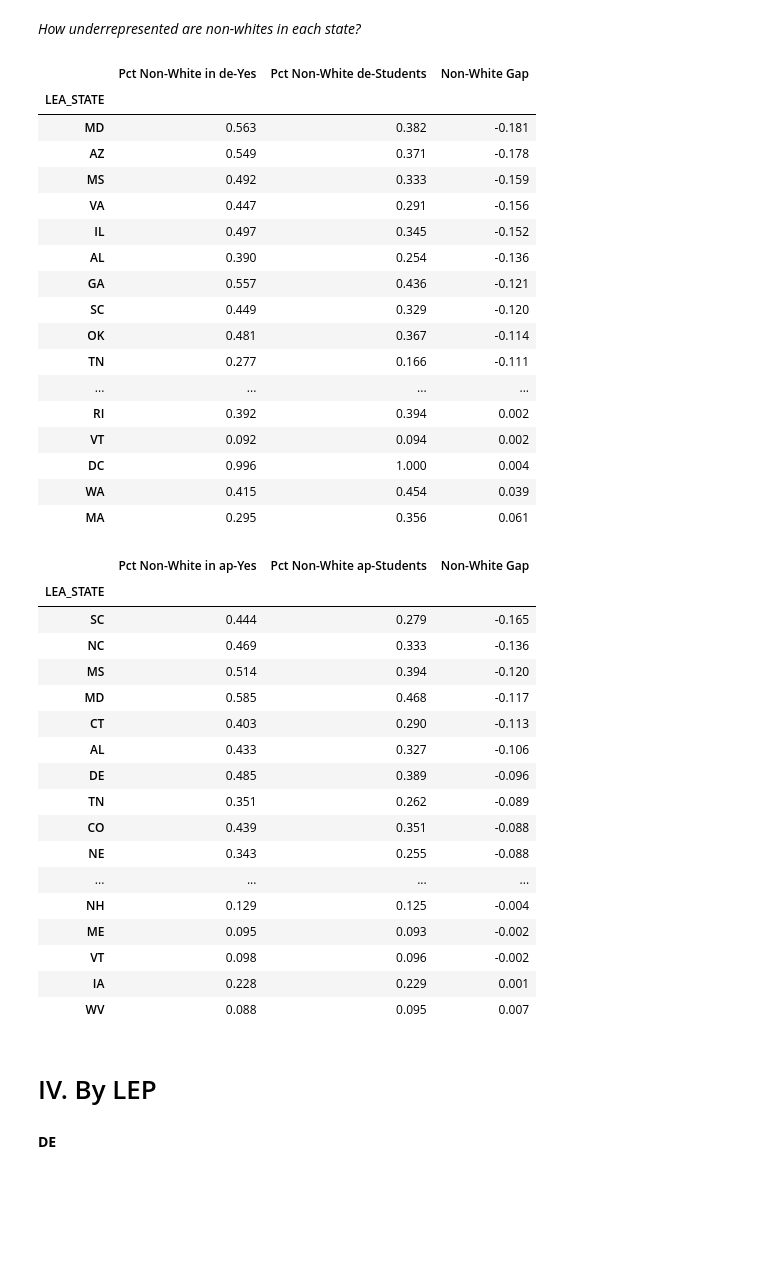
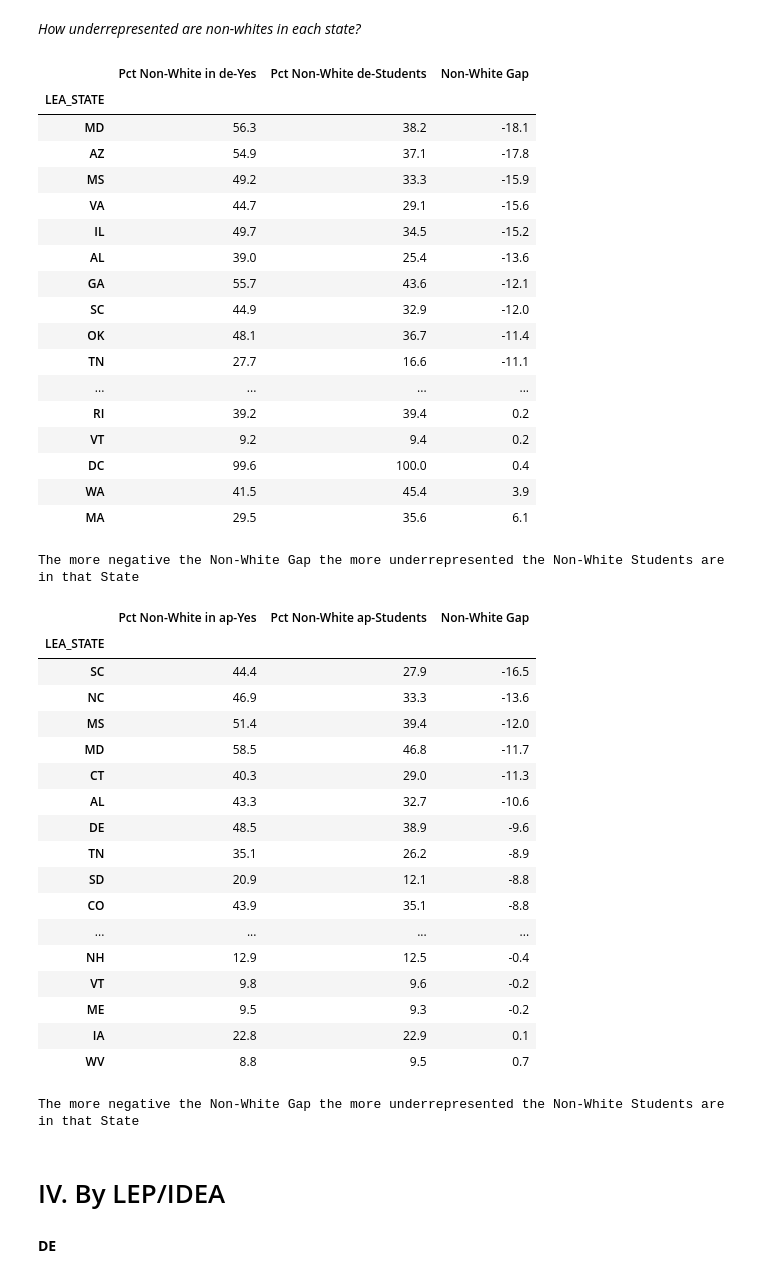
Before and after one commit to oconnoag/nacep_dual_enrollment_analysis, a Jupyter notebook: jupyter_notebooks/02_enrollment_analysis.ipynb, the cells around one changed output. Saved outputs shown, nothing was run; the diff lists cells and outputs as text; code cells hidden in the pictures; blank space fills up the shorter version.

```diff
--- a/jupyter_notebooks/02_enrollment_analysis.ipynb
+++ b/jupyter_notebooks/02_enrollment_analysis.ipynb
@@ -924,10 +862,10 @@ deOffering_state_total = crdc_1516_deYes.groupby(['LEA_STATE'])['total_enrollmen
 de_state_stats = pd.DataFrame([de_state_nonwhite, de_state_total]).T
 deOffering_state_stats = pd.DataFrame([deOffering_state_nonwhite, deOffering_state_total]).T
 
-de_state_stats['de_nonwhite_enrollment'] = round(de_state_stats['de_nonwhite_enrollment'] / de_state_stats['de_total_enrollment'],3)
+de_state_stats['de_nonwhite_enrollment'] = round(de_state_stats['de_nonwhite_enrollment'] / de_state_stats['de_total_enrollment'] * 100, 1)
 de_state_stats.drop('de_total_enrollment', axis = 1, inplace = True)
 
-deOffering_state_stats['total_nonwhite_enrollment'] = round(deOffering_state_stats['total_nonwhite_enrollment'] / deOffering_state_stats['total_enrollment'],3)
+deOffering_state_stats['total_nonwhite_enrollment'] = round(deOffering_state_stats['total_nonwhite_enrollment'] / deOffering_state_stats['total_enrollment'] * 100, 1)
 deOffering_state_stats.drop('total_enrollment', axis = 1, inplace = True)
 
 deOffering_state_stats = deOffering_state_stats.rename({'total_nonwhite_enrollment':'Pct Non-White in de-Yes'}, axis = 'columns')
@@ -939,73 +877,77 @@ de_state_stats_final = deOffering_state_stats.join(de_state_stats, how = 'inner'
 de_state_stats_final['Non-White Gap'] = de_state_stats_final['Pct Non-White de-Students'] - de_state_stats_final['Pct Non-White in de-Yes']
 
 """ Which states have the most under-represented Non-White groups? """
-de_state_stats_final.sort_values('Non-White Gap')
+display(de_state_stats_final.sort_values('Non-White Gap'))
+print('The more negative the Non-White Gap the more underrepresented the Non-White Students are in that State')
 # %% [output]
 |  | Pct Non-White in de-Yes | Pct Non-White de-Students | Non-White Gap |
 | LEA_STATE |  |  |  |
-| MD | 0.563 | 0.382 | -0.181 |
-| AZ | 0.549 | 0.371 | -0.178 |
-| MS | 0.492 | 0.333 | -0.159 |
-| VA | 0.447 | 0.291 | -0.156 |
-| IL | 0.497 | 0.345 | -0.152 |
-| AL | 0.390 | 0.254 | -0.136 |
-| GA | 0.557 | 0.436 | -0.121 |
-| SC | 0.449 | 0.329 | -0.120 |
-| OK | 0.481 | 0.367 | -0.114 |
-| TN | 0.277 | 0.166 | -0.111 |
+| MD | 56.3 | 38.2 | -18.1 |
+| AZ | 54.9 | 37.1 | -17.8 |
+| MS | 49.2 | 33.3 | -15.9 |
+| VA | 44.7 | 29.1 | -15.6 |
+| IL | 49.7 | 34.5 | -15.2 |
+| AL | 39.0 | 25.4 | -13.6 |
+| GA | 55.7 | 43.6 | -12.1 |
+| SC | 44.9 | 32.9 | -12.0 |
+| OK | 48.1 | 36.7 | -11.4 |
+| TN | 27.7 | 16.6 | -11.1 |
 | ... | ... | ... | ... |
-| RI | 0.392 | 0.394 | 0.002 |
-| VT | 0.092 | 0.094 | 0.002 |
-| DC | 0.996 | 1.000 | 0.004 |
-| WA | 0.415 | 0.454 | 0.039 |
-| MA | 0.295 | 0.356 | 0.061 |
+| RI | 39.2 | 39.4 | 0.2 |
+| VT | 9.2 | 9.4 | 0.2 |
+| DC | 99.6 | 100.0 | 0.4 |
+| WA | 41.5 | 45.4 | 3.9 |
+| MA | 29.5 | 35.6 | 6.1 |
+The more negative the Non-White Gap the more underrepresented the Non-White Students are in that State
 # %%
 ap_state_nonwhite = crdc_1516_apYes.groupby(['LEA_STATE'])['ap_nonwhite_enrollment'].sum()
 ap_state_total = crdc_1516_apYes.groupby(['LEA_STATE'])['ap_total_enrollment'].sum()
 
 apOffering_state_nonwhite = crdc_1516_apYes.groupby(['LEA_STATE'])['total_nonwhite_enrollment'].sum()
 apOffering_state_total = crdc_1516_apYes.groupby(['LEA_STATE'])['total_enrollment'].sum()
 
 ap_state_stats = pd.DataFrame([ap_state_nonwhite, ap_state_total]).T
 apOffering_state_stats = pd.DataFrame([apOffering_state_nonwhite, apOffering_state_total]).T
 
-ap_state_stats['ap_nonwhite_enrollment'] = round(ap_state_stats['ap_nonwhite_enrollment'] / ap_state_stats['ap_total_enrollment'],3)
+ap_state_stats['ap_nonwhite_enrollment'] = round(ap_state_stats['ap_nonwhite_enrollment'] / ap_state_stats['ap_total_enrollment'] * 100, 1)
 ap_state_stats.drop('ap_total_enrollment', axis = 1, inplace = True)
 
-apOffering_state_stats['total_nonwhite_enrollment'] = round(apOffering_state_stats['total_nonwhite_enrollment'] / apOffering_state_stats['total_enrollment'],3)
+apOffering_state_stats['total_nonwhite_enrollment'] = round(apOffering_state_stats['total_nonwhite_enrollment'] / apOffering_state_stats['total_enrollment'] * 100, 1)
 apOffering_state_stats.drop('total_enrollment', axis = 1, inplace = True)
 
 apOffering_state_stats = apOffering_state_stats.rename({'total_nonwhite_enrollment':'Pct Non-White in ap-Yes'}, axis = 'columns')
 ap_state_stats = ap_state_stats.rename({'ap_nonwhite_enrollment':'Pct Non-White ap-Students'}, axis = 'columns')
 
 """Join the two DataFrames"""
 ap_state_stats_final = apOffering_state_stats.join(ap_state_stats, how = 'inner')
 
 ap_state_stats_final['Non-White Gap'] = ap_state_stats_final['Pct Non-White ap-Students'] - ap_state_stats_final['Pct Non-White in ap-Yes']
 
 """ Which states have the most under-represented Non-White groups? """
-ap_state_stats_final.sort_values('Non-White Gap')
+display(ap_state_stats_final.sort_values('Non-White Gap'))
+print('The more negative the Non-White Gap the more underrepresented the Non-White Students are in that State')
 # %% [output]
 |  | Pct Non-White in ap-Yes | Pct Non-White ap-Students | Non-White Gap |
 | LEA_STATE |  |  |  |
-| SC | 0.444 | 0.279 | -0.165 |
-| NC | 0.469 | 0.333 | -0.136 |
-| MS | 0.514 | 0.394 | -0.120 |
-| MD | 0.585 | 0.468 | -0.117 |
-| CT | 0.403 | 0.290 | -0.113 |
-| AL | 0.433 | 0.327 | -0.106 |
-| DE | 0.485 | 0.389 | -0.096 |
-| TN | 0.351 | 0.262 | -0.089 |
-| CO | 0.439 | 0.351 | -0.088 |
-| NE | 0.343 | 0.255 | -0.088 |
+| SC | 44.4 | 27.9 | -16.5 |
+| NC | 46.9 | 33.3 | -13.6 |
+| MS | 51.4 | 39.4 | -12.0 |
+| MD | 58.5 | 46.8 | -11.7 |
+| CT | 40.3 | 29.0 | -11.3 |
+| AL | 43.3 | 32.7 | -10.6 |
+| DE | 48.5 | 38.9 | -9.6 |
+| TN | 35.1 | 26.2 | -8.9 |
+| SD | 20.9 | 12.1 | -8.8 |
+| CO | 43.9 | 35.1 | -8.8 |
 | ... | ... | ... | ... |
-| NH | 0.129 | 0.125 | -0.004 |
-| ME | 0.095 | 0.093 | -0.002 |
-| VT | 0.098 | 0.096 | -0.002 |
-| IA | 0.228 | 0.229 | 0.001 |
-| WV | 0.088 | 0.095 | 0.007 |
+| NH | 12.9 | 12.5 | -0.4 |
+| VT | 9.8 | 9.6 | -0.2 |
+| ME | 9.5 | 9.3 | -0.2 |
+| IA | 22.8 | 22.9 | 0.1 |
+| WV | 8.8 | 9.5 | 0.7 |
+The more negative the Non-White Gap the more underrepresented the Non-White Students are in that State
 # %% [markdown]
-# IV. By LEP
+# IV. By LEP/IDEA
 # %% [markdown]
 **DE**
 # %%
```
Also changed, not shown: parts of 62 cells of this notebook.
